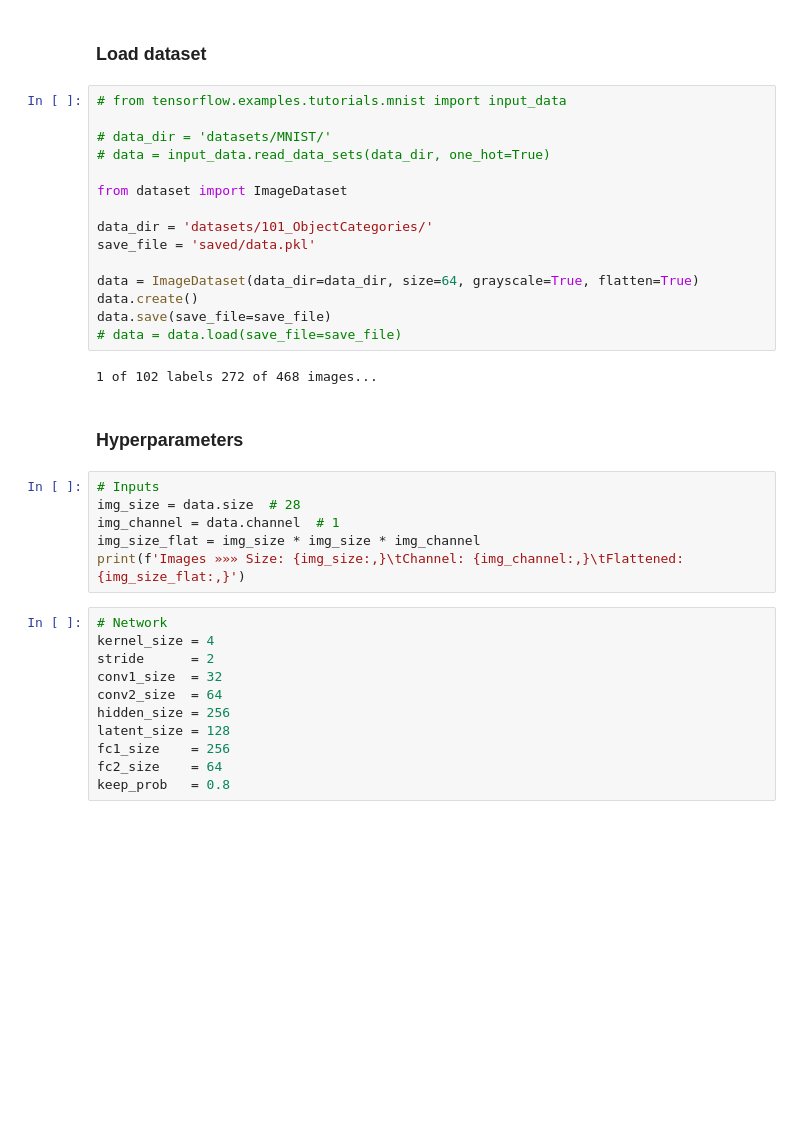
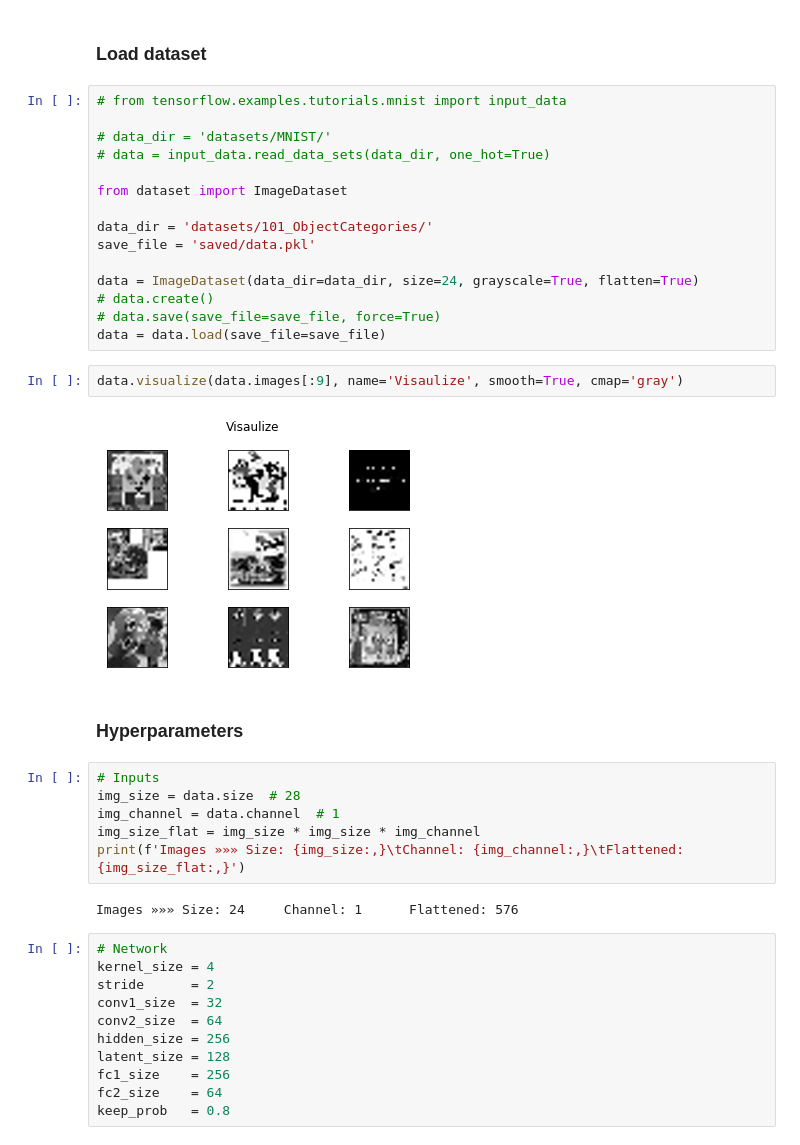
Before and after one commit to victor-iyi/101-objects-dataset, a Jupyter notebook: generate-objects-vae.ipynb, the cells around one changed output. Saved outputs shown, nothing was run; the diff lists cells and outputs as text; blank space fills up the shorter version.

```diff
--- a/generate-objects-vae.ipynb
+++ b/generate-objects-vae.ipynb
@@ -24,12 +24,14 @@ from dataset import ImageDataset
 data_dir = 'datasets/101_ObjectCategories/'
 save_file = 'saved/data.pkl'
 
-data = ImageDataset(data_dir=data_dir, size=64, grayscale=True, flatten=True)
-data.create()
-data.save(save_file=save_file)
-# data = data.load(save_file=save_file)
+data = ImageDataset(data_dir=data_dir, size=24, grayscale=True, flatten=True)
+# data.create()
+# data.save(save_file=save_file, force=True)
+data = data.load(save_file=save_file)
-# %% [output]
-1 of 102 labels 272 of 468 images...
+# %%
+data.visualize(data.images[:9], name='Visaulize', smooth=True, cmap='gray')
+# %% [output]
+[figure, added]
 # %% [markdown]
 ### Hyperparameters
 # %%
@@ -38,6 +40,8 @@ img_size = data.size  # 28
 img_channel = data.channel  # 1
 img_size_flat = img_size * img_size * img_channel
 print(f'Images »»» Size: {img_size:,}\tChannel: {img_channel:,}\tFlattened: {img_size_flat:,}')
+# %% [output]
+Images »»» Size: 24     Channel: 1      Flattened: 576
 # %%
 # Network
 kernel_size = 4
```
Also changed, not shown: parts of 5 cells of this notebook.
